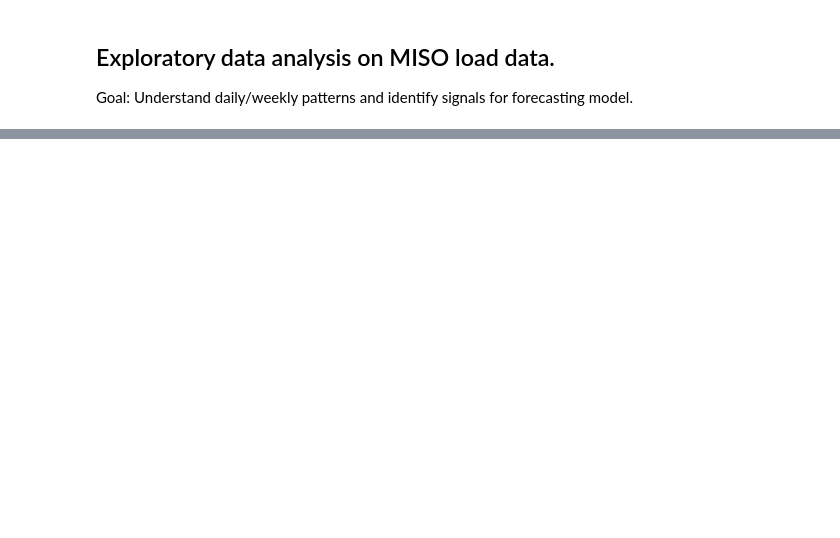
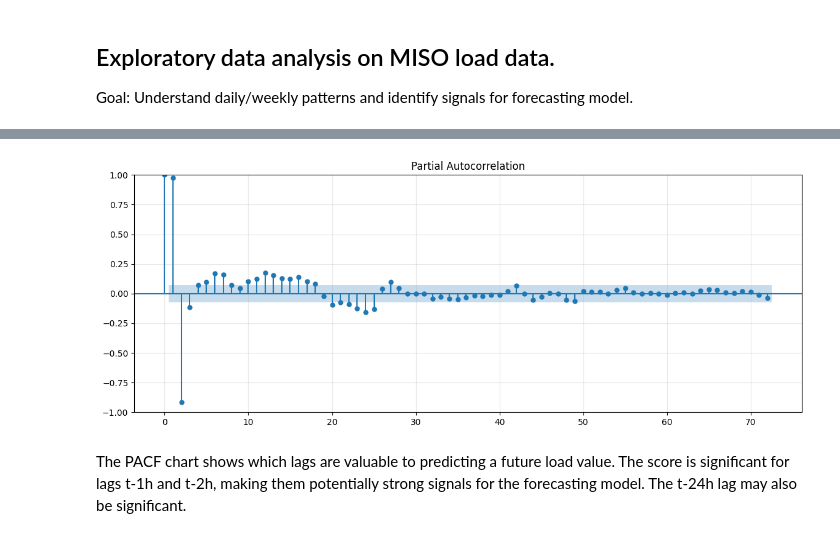
Before and after one commit to sethpoindexter/energy-load-forecaster, a Jupyter notebook: backend/notebooks/01_eda.ipynb, the cells around one changed output, grey strips where cells are left out. Saved outputs shown, nothing was run; the diff lists cells and outputs as text; code cells hidden in the pictures; blank space fills up the shorter version.

```diff
--- a/backend/notebooks/01_eda.ipynb
+++ b/backend/notebooks/01_eda.ipynb
@@ -152,0 +192,8 @@ plt.show()
+# %%
+# PACF
+plot_pacf(df["load_mw"], lags=72, method="ywm")
+plt.show()
+# %% [output]
+[figure, added]
+# %% [markdown]
+The PACF chart shows which lags are valuable to predicting a future load value. The score is significant for lags t-1h and t-2h, making them potentially strong signals for the forecasting model. The t-24h lag may also be significant.
```
Also changed, not shown: parts of 15 cells of this notebook, 1 other file.
